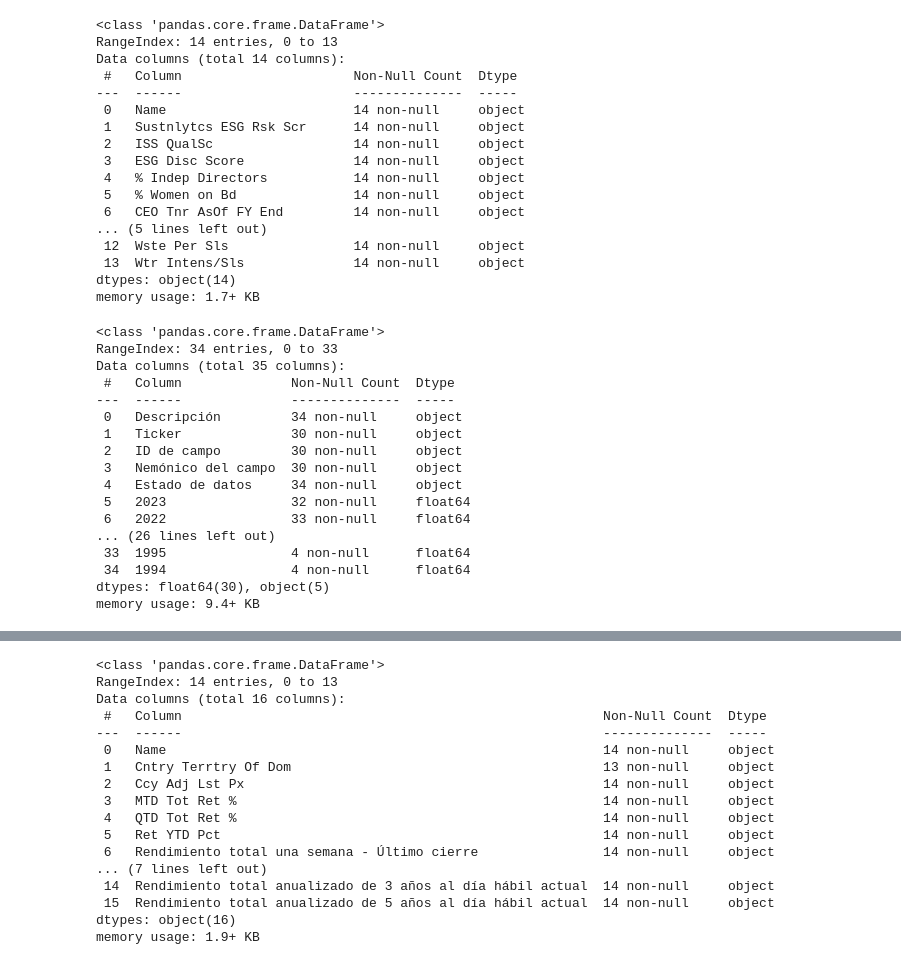
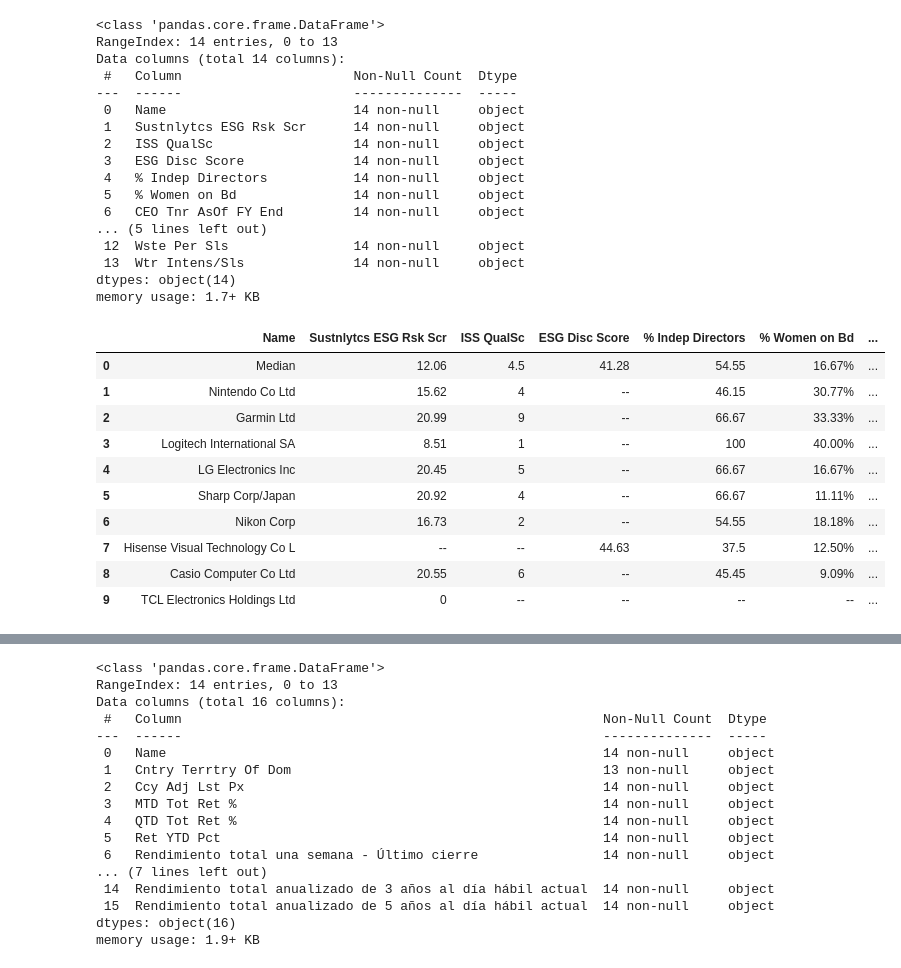
Before and after one commit to valentus-bq/valentus-bq.github.io, a Jupyter notebook: eda.ipynb, the cells around one changed output, grey strips where cells are left out. Cells and saved outputs as stored; diff of their text form; code cells hidden in the pictures.

```diff
--- a/eda.ipynb
+++ b/eda.ipynb
@@ -61,23 +77,17 @@ Data columns (total 14 columns):
  13  Wtr Intens/Sls              14 non-null     object
 dtypes: object(14)
 memory usage: 1.7+ KB
-# %%
-mebitdace.info()
-# %% [output]
-<class 'pandas.core.frame.DataFrame'>
-RangeIndex: 34 entries, 0 to 33
-Data columns (total 35 columns):
- #   Column              Non-Null Count  Dtype
----  ------              --------------  -----
- 0   Descripción         34 non-null     object
- 1   Ticker              30 non-null     object
- 2   ID de campo         30 non-null     object
- 3   Nemónico del campo  30 non-null     object
- 4   Estado de datos     34 non-null     object
- 5   2023                32 non-null     float64
- 6   2022                33 non-null     float64
-... (26 lines left out)
- 33  1995                4 non-null      float64
- 34  1994                4 non-null      float64
-dtypes: float64(30), object(5)
-memory usage: 9.4+ KB
+# %%
+esgce.head(10)
+# %% [output]
+|  | Name | Sustnlytcs ESG Rsk Scr | ISS QualSc | ESG Disc Score | % Indep Directors | % Women on Bd | ... |
+| 0 | Median | 12.06 | 4.5 | 41.28 | 54.55 | 16.67% | ... |
+| 1 | Nintendo Co Ltd | 15.62 | 4 | -- | 46.15 | 30.77% | ... |
+| 2 | Garmin Ltd | 20.99 | 9 | -- | 66.67 | 33.33% | ... |
+| 3 | Logitech International SA | 8.51 | 1 | -- | 100 | 40.00% | ... |
+| 4 | LG Electronics Inc | 20.45 | 5 | -- | 66.67 | 16.67% | ... |
+| 5 | Sharp Corp/Japan | 20.92 | 4 | -- | 66.67 | 11.11% | ... |
+| 6 | Nikon Corp | 16.73 | 2 | -- | 54.55 | 18.18% | ... |
+| 7 | Hisense Visual Technology Co L | -- | -- | 44.63 | 37.5 | 12.50% | ... |
+| 8 | Casio Computer Co Ltd | 20.55 | 6 | -- | 45.45 | 9.09% | ... |
+| 9 | TCL Electronics Holdings Ltd | 0 | -- | -- | -- | -- | ... |
```
Also changed, not shown: parts of 5 cells of this notebook, 1 other file.
